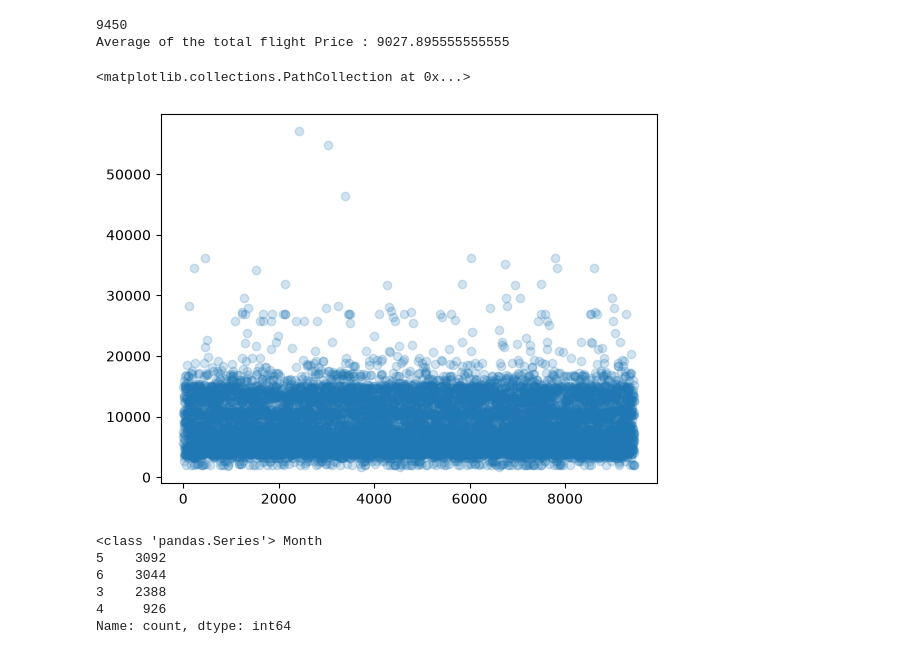
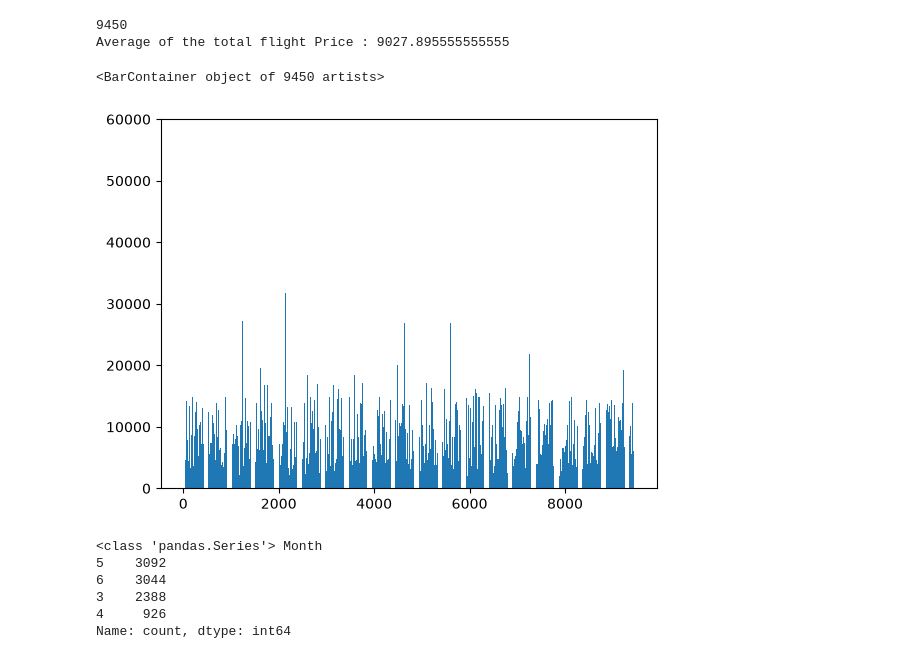
Before and after one commit to 24f3004979/Lab, a Jupyter notebook: src/lab/Machine/PandasBasics.ipynb, the cells around one changed output. Drawn from its saved outputs; the diff is of its cells as text; code cells hidden in the pictures.

Commit message:
pandas fundamentals with plots

```diff
--- a/src/lab/Machine/PandasBasics.ipynb
+++ b/src/lab/Machine/PandasBasics.ipynb
@@ -55,13 +105,15 @@ Average of the total flight Price : 9027.895555555555
 # %%
 # Validating the pice analogy
 import matplotlib.pyplot as plt
 import numpy as np
 
 X = np.arange(0, length)
 y = series
+
+plt.bar(X,y)
 # %% [output]
-<matplotlib.collections.PathCollection at 0x...>
+<BarContainer object of 9450 artists>
-[figure, old version]
+[figure, new version]
 # %%
 # Which month had highiest number of flights
 import matplotlib.pyplot as plt
```
Also changed, not shown: parts of 3 cells of this notebook, 5 other files.
